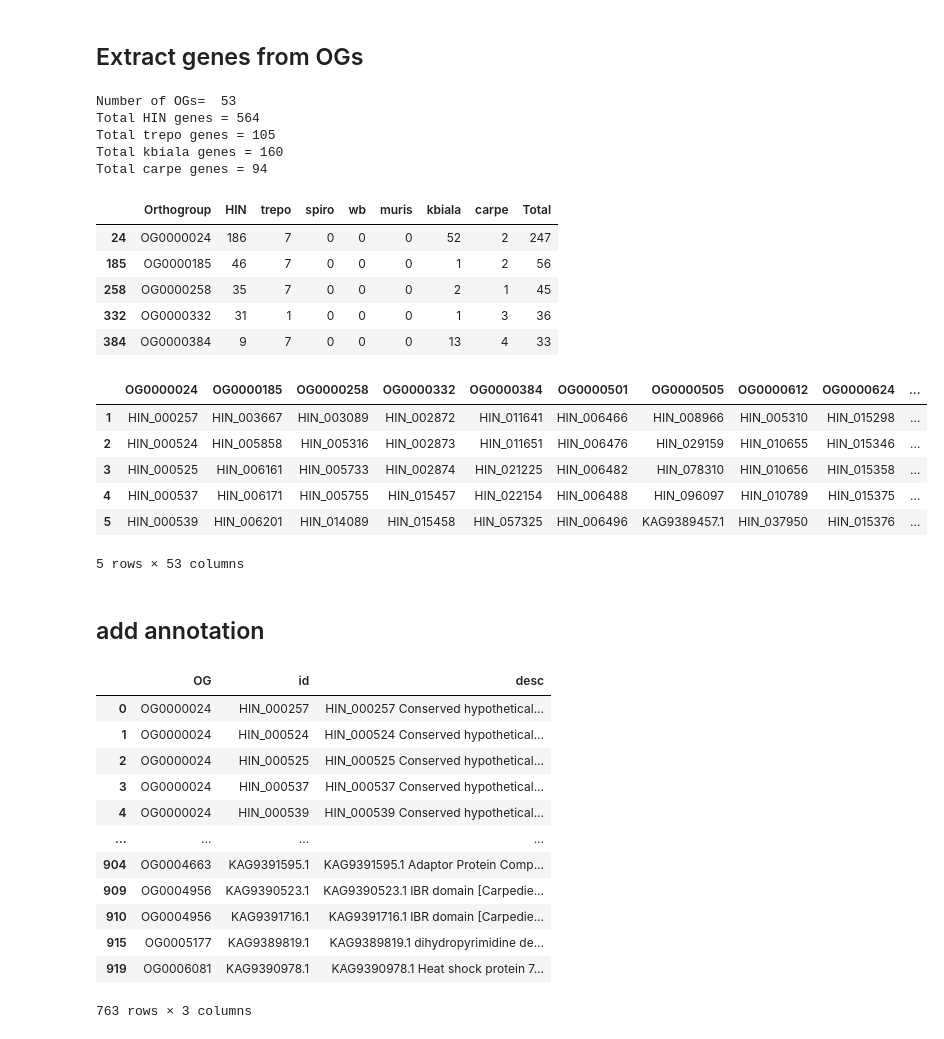
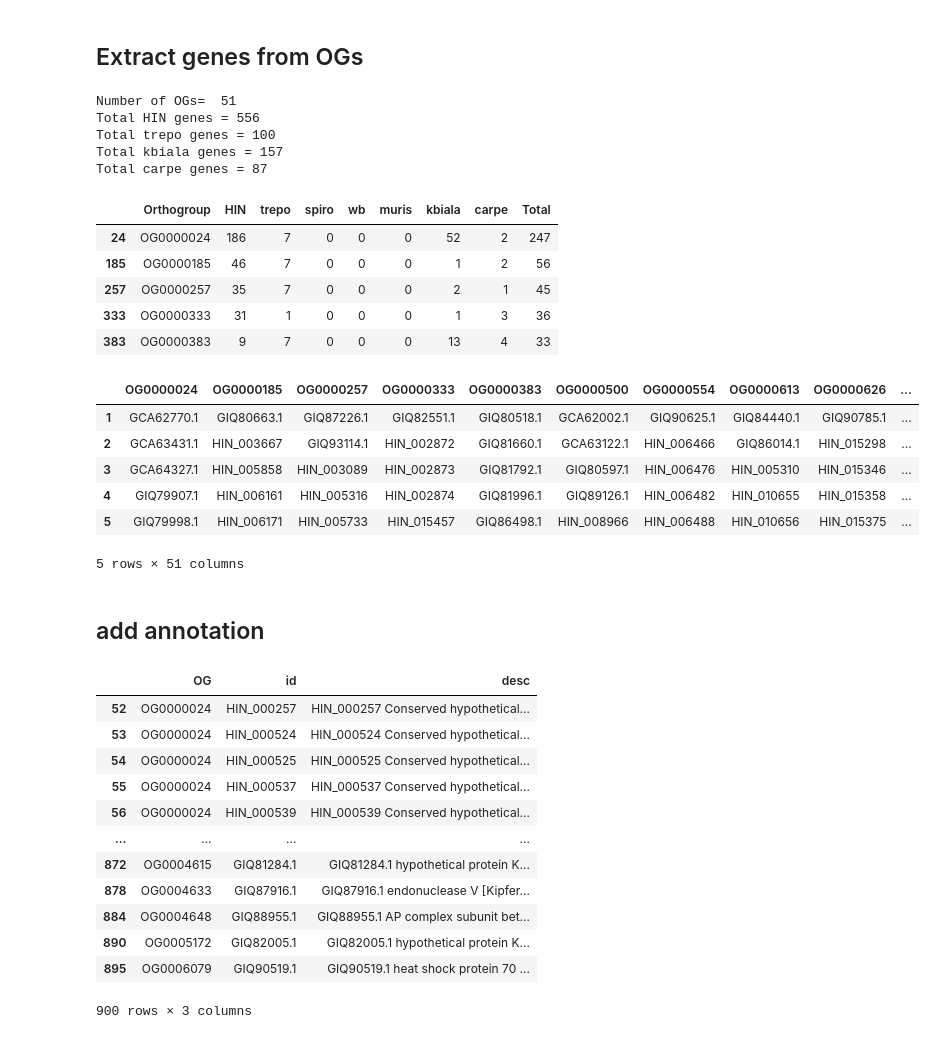
Before and after one commit to zeynepkurtw/H_inflata, a Jupyter notebook: jupyter/1_orthofinder/4_OG_FL.ipynb, the cells around one changed output. Cells and saved outputs as stored; diff of their text form; code cells hidden in the pictures.

```diff
--- a/jupyter/1_orthofinder/4_OG_FL.ipynb
+++ b/jupyter/1_orthofinder/4_OG_FL.ipynb
@@ -41,7 +41,7 @@ plt.show()
 # %%
 "OG shared by Free-livings HIN, trepo, kbiala, carpe"
 
-df=pd.read_csv( "/Users/zeyku390/PycharmProjects/H.inflata/output/1_orthofinder/Results_Oct10_7sp/Orthogroups/Orthogroups.GeneCount.tsv", sep="\t", header='infer')
+df=pd.read_csv( "/Users/zeyku390/PycharmProjects/H.inflata/output/1_orthofinder/Results_Oct17_2/Orthogroups/Orthogroups.GeneCount.tsv", sep="\t", header='infer')
 df=df[["Orthogroup","HIN", "trepo", "spiro", "wb", "muris", "kbiala", "carpe", "Total"]]
 
 og_fl=df[(df.iloc[:,[1,2,6,7]] >=1).all(1)  & (df.iloc[:,[3,4,5]] ==0).all(1)]
@@ -54,37 +54,37 @@ print("Total carpe genes =", og_fl["carpe"].sum())
 
 og_fl.head()
 # %% [output]
-Number of OGs=  53
-Total HIN genes = 564
-Total trepo genes = 105
-Total kbiala genes = 160
-Total carpe genes = 94
+Number of OGs=  51
+Total HIN genes = 556
+Total trepo genes = 100
+Total kbiala genes = 157
+Total carpe genes = 87
 |  | Orthogroup | HIN | trepo | spiro | wb | muris | kbiala | carpe | Total |
 | 24 | OG0000024 | 186 | 7 | 0 | 0 | 0 | 52 | 2 | 247 |
 | 185 | OG0000185 | 46 | 7 | 0 | 0 | 0 | 1 | 2 | 56 |
-| 258 | OG0000258 | 35 | 7 | 0 | 0 | 0 | 2 | 1 | 45 |
-| 332 | OG0000332 | 31 | 1 | 0 | 0 | 0 | 1 | 3 | 36 |
-| 384 | OG0000384 | 9 | 7 | 0 | 0 | 0 | 13 | 4 | 33 |
+| 257 | OG0000257 | 35 | 7 | 0 | 0 | 0 | 2 | 1 | 45 |
+| 333 | OG0000333 | 31 | 1 | 0 | 0 | 0 | 1 | 3 | 36 |
+| 383 | OG0000383 | 9 | 7 | 0 | 0 | 0 | 13 | 4 | 33 |
 # %%
 "OG gene list"
-OG_gene_list = pd.read_csv('/Users/zeyku390/PycharmProjects/H.inflata/output/1_orthofinder/Results_Oct10_7sp/Orthogroups/Orthogroups.txt', header=None, dtype=str, delim_whitespace=True)
+OG_gene_list = pd.read_csv('/Users/zeyku390/PycharmProjects/H.inflata/output/1_orthofinder/Results_Oct17_2/Orthogroups/Orthogroups.txt', header=None, dtype=str, delim_whitespace=True)
 OG_gene_list = OG_gene_list.apply(lambda x: x.str.replace(":", ""))
 
 "extract proteins from OG"
 def extract_prot(OG_list):
     df = pd.merge(OG_gene_list, OG_list["Orthogroup"], right_on="Orthogroup", left_on=0).drop(
         columns="Orthogroup").set_index(0)
     return df.T
 
 extract_prot(og_fl).head()
 # %% [output]
-|  | OG0000024 | OG0000185 | OG0000258 | OG0000332 | OG0000384 | OG0000501 | OG0000505 | OG0000612 | OG0000624 | ... |
-| 1 | HIN_000257 | HIN_003667 | HIN_003089 | HIN_002872 | HIN_011641 | HIN_006466 | HIN_008966 | HIN_005310 | HIN_015298 | ... |
-| 2 | HIN_000524 | HIN_005858 | HIN_005316 | HIN_002873 | HIN_011651 | HIN_006476 | HIN_029159 | HIN_010655 | HIN_015346 | ... |
-| 3 | HIN_000525 | HIN_006161 | HIN_005733 | HIN_002874 | HIN_021225 | HIN_006482 | HIN_078310 | HIN_010656 | HIN_015358 | ... |
-| 4 | HIN_000537 | HIN_006171 | HIN_005755 | HIN_015457 | HIN_022154 | HIN_006488 | HIN_096097 | HIN_010789 | HIN_015375 | ... |
-| 5 | HIN_000539 | HIN_006201 | HIN_014089 | HIN_015458 | HIN_057325 | HIN_006496 | KAG9389457.1 | HIN_037950 | HIN_015376 | ... |
+|  | OG0000024 | OG0000185 | OG0000257 | OG0000333 | OG0000383 | OG0000500 | OG0000554 | OG0000613 | OG0000626 | ... |
+| 1 | GCA62770.1 | GIQ80663.1 | GIQ87226.1 | GIQ82551.1 | GIQ80518.1 | GCA62002.1 | GIQ90625.1 | GIQ84440.1 | GIQ90785.1 | ... |
+| 2 | GCA63431.1 | HIN_003667 | GIQ93114.1 | HIN_002872 | GIQ81660.1 | GCA63122.1 | HIN_006466 | GIQ86014.1 | HIN_015298 | ... |
+| 3 | GCA64327.1 | HIN_005858 | HIN_003089 | HIN_002873 | GIQ81792.1 | GIQ80597.1 | HIN_006476 | HIN_005310 | HIN_015346 | ... |
+| 4 | GIQ79907.1 | HIN_006161 | HIN_005316 | HIN_002874 | GIQ81996.1 | GIQ89126.1 | HIN_006482 | HIN_010655 | HIN_015358 | ... |
+| 5 | GIQ79998.1 | HIN_006171 | HIN_005733 | HIN_015457 | GIQ86498.1 | HIN_008966 | HIN_006488 | HIN_010656 | HIN_015375 | ... |
-5 rows × 53 columns
+5 rows × 51 columns
 # %%
 extract_prot(og_fl).to_csv("/Users/zeyku390/PycharmProjects/H.inflata/jupyter/1_orthofinder/data/og_fl.csv", header="infer", index=False, sep="\t")
 # %% [markdown]
@@ -135,18 +135,18 @@ df_og_stack_annot = pd.concat([df1, df2, df3, df4], axis=0)
 df_og_stack_annot
 # %% [output]
 |  | OG | id | desc |
-| 0 | OG0000024 | HIN_000257 | HIN_000257 Conserved hypothetical... |
-| 1 | OG0000024 | HIN_000524 | HIN_000524 Conserved hypothetical... |
-| 2 | OG0000024 | HIN_000525 | HIN_000525 Conserved hypothetical... |
-| 3 | OG0000024 | HIN_000537 | HIN_000537 Conserved hypothetical... |
-| 4 | OG0000024 | HIN_000539 | HIN_000539 Conserved hypothetical... |
+| 52 | OG0000024 | HIN_000257 | HIN_000257 Conserved hypothetical... |
+| 53 | OG0000024 | HIN_000524 | HIN_000524 Conserved hypothetical... |
+| 54 | OG0000024 | HIN_000525 | HIN_000525 Conserved hypothetical... |
+| 55 | OG0000024 | HIN_000537 | HIN_000537 Conserved hypothetical... |
+| 56 | OG0000024 | HIN_000539 | HIN_000539 Conserved hypothetical... |
 | ... | ... | ... | ... |
-| 904 | OG0004663 | KAG9391595.1 | KAG9391595.1 Adaptor Protein Comp... |
-| 909 | OG0004956 | KAG9390523.1 | KAG9390523.1 IBR domain [Carpedie... |
-| 910 | OG0004956 | KAG9391716.1 | KAG9391716.1 IBR domain [Carpedie... |
-| 915 | OG0005177 | KAG9389819.1 | KAG9389819.1 dihydropyrimidine de... |
-| 919 | OG0006081 | KAG9390978.1 | KAG9390978.1 Heat shock protein 7... |
+| 872 | OG0004615 | GIQ81284.1 | GIQ81284.1 hypothetical protein K... |
+| 878 | OG0004633 | GIQ87916.1 | GIQ87916.1 endonuclease V [Kipfer... |
+| 884 | OG0004648 | GIQ88955.1 | GIQ88955.1 AP complex subunit bet... |
+| 890 | OG0005172 | GIQ82005.1 | GIQ82005.1 hypothetical protein K... |
+| 895 | OG0006079 | GIQ90519.1 | GIQ90519.1 heat shock protein 70 ... |
-763 rows × 3 columns
+900 rows × 3 columns
 # %%
 df_og_stack_annot.to_csv("/Users/zeyku390/PycharmProjects/H.inflata/jupyter/1_orthofinder/data/og_fl_annot.csv",
                          sep="\t", header="infer", index=False)
```
Also changed, not shown: parts of 1 cell of this notebook, 8 other files.
